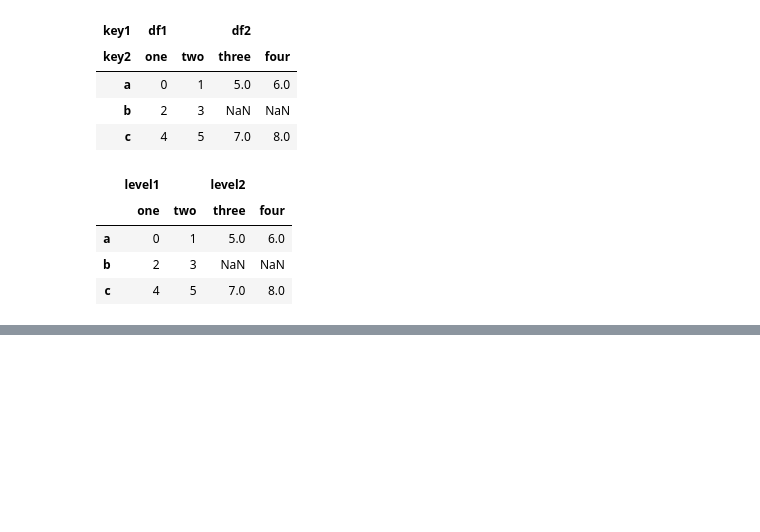
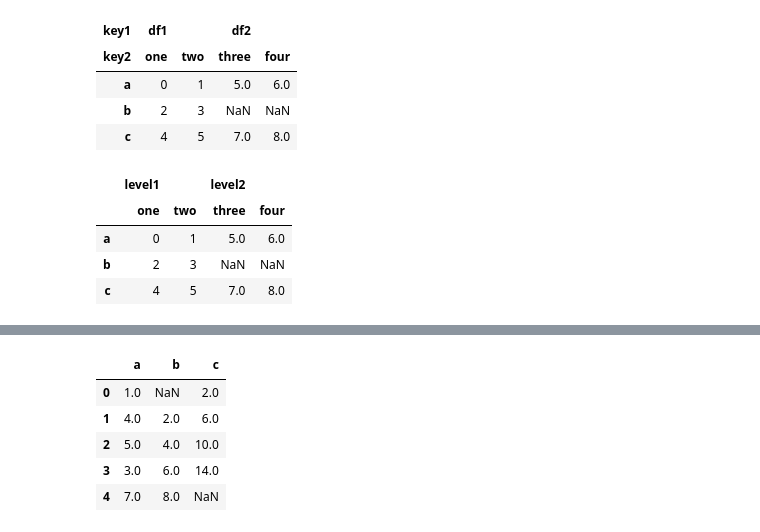
Before and after one commit to McJevons/jupyter-notebook, a Jupyter notebook: 数据规整（二）：合并数据集.ipynb, the cells around one changed output, grey strips where cells are left out. Saved outputs shown, nothing was run; the diff lists cells and outputs as text; code cells hidden in the pictures; blank space fills up the shorter version.

```diff
--- a/数据规整（二）：合并数据集.ipynb
+++ b/数据规整（二）：合并数据集.ipynb
@@ -363,0 +415,3 @@ pd.concat([df3, df4], ignore_index=True, sort=False)
+# %%
+df1 = pd.DataFrame({'a': [1., np.nan, 5., np.nan],'b': [np.nan, 2., np.nan, 6.],'c': range(2, 18, 4)})
+df1
@@ -363,0 +424,3 @@ pd.concat([df3, df4], ignore_index=True, sort=False)
+# %%
+df2 = pd.DataFrame({'a': [5., 4., np.nan, 3., 7.],'b': [np.nan, 3., 4., 6., 8.]})
+df2
@@ -363,0 +434,10 @@ pd.concat([df3, df4], ignore_index=True, sort=False)
+# %%
+# 合并时将df1表中的缺失值用df2的值来替代
+df1.combine_first(df2)
+# %% [output]
+|  | a | b | c |
+| 0 | 1.0 | NaN | 2.0 |
+| 1 | 4.0 | 2.0 | 6.0 |
+| 2 | 5.0 | 4.0 | 10.0 |
+| 3 | 3.0 | 6.0 | 14.0 |
+| 4 | 7.0 | 8.0 | NaN |
```
Also changed, not shown: parts of 26 cells of this notebook.
